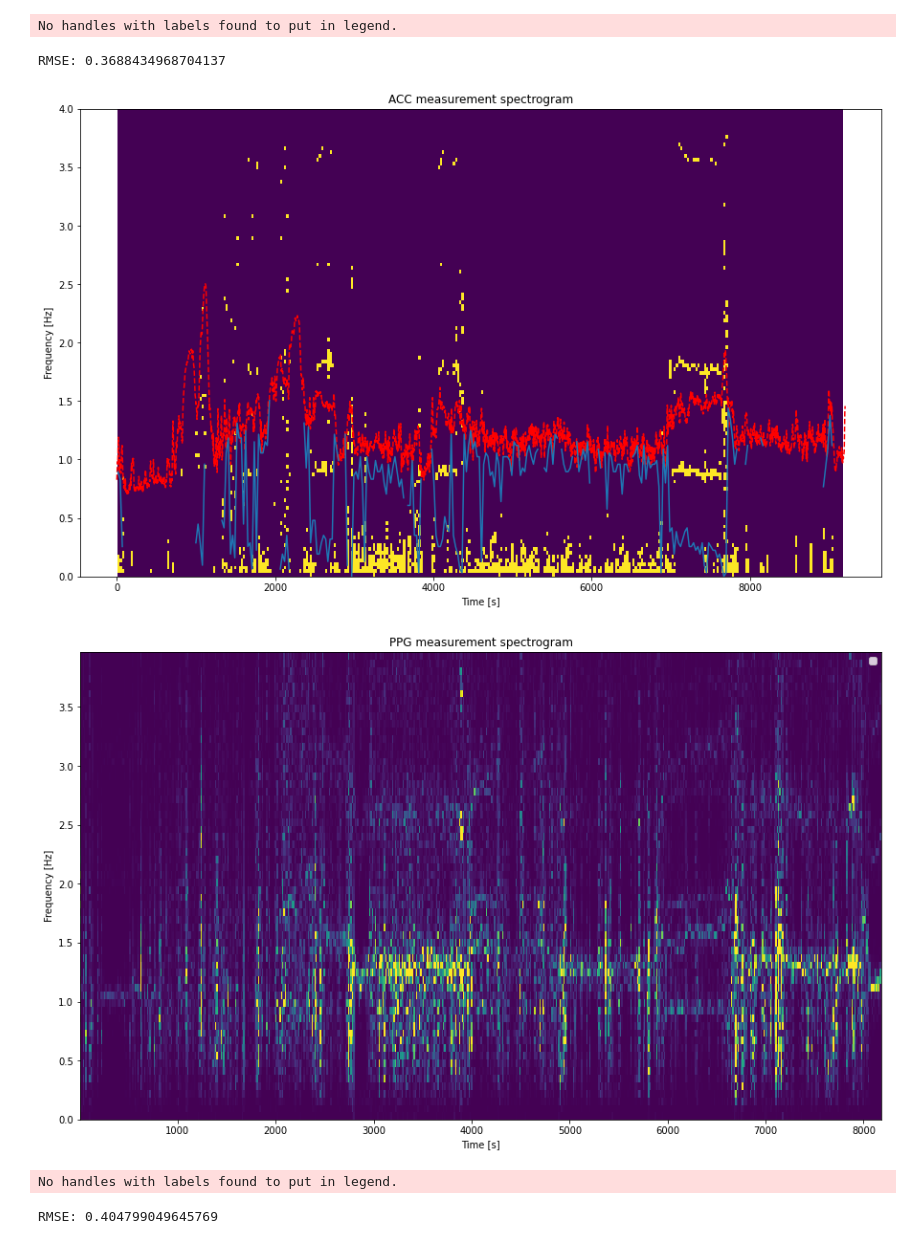
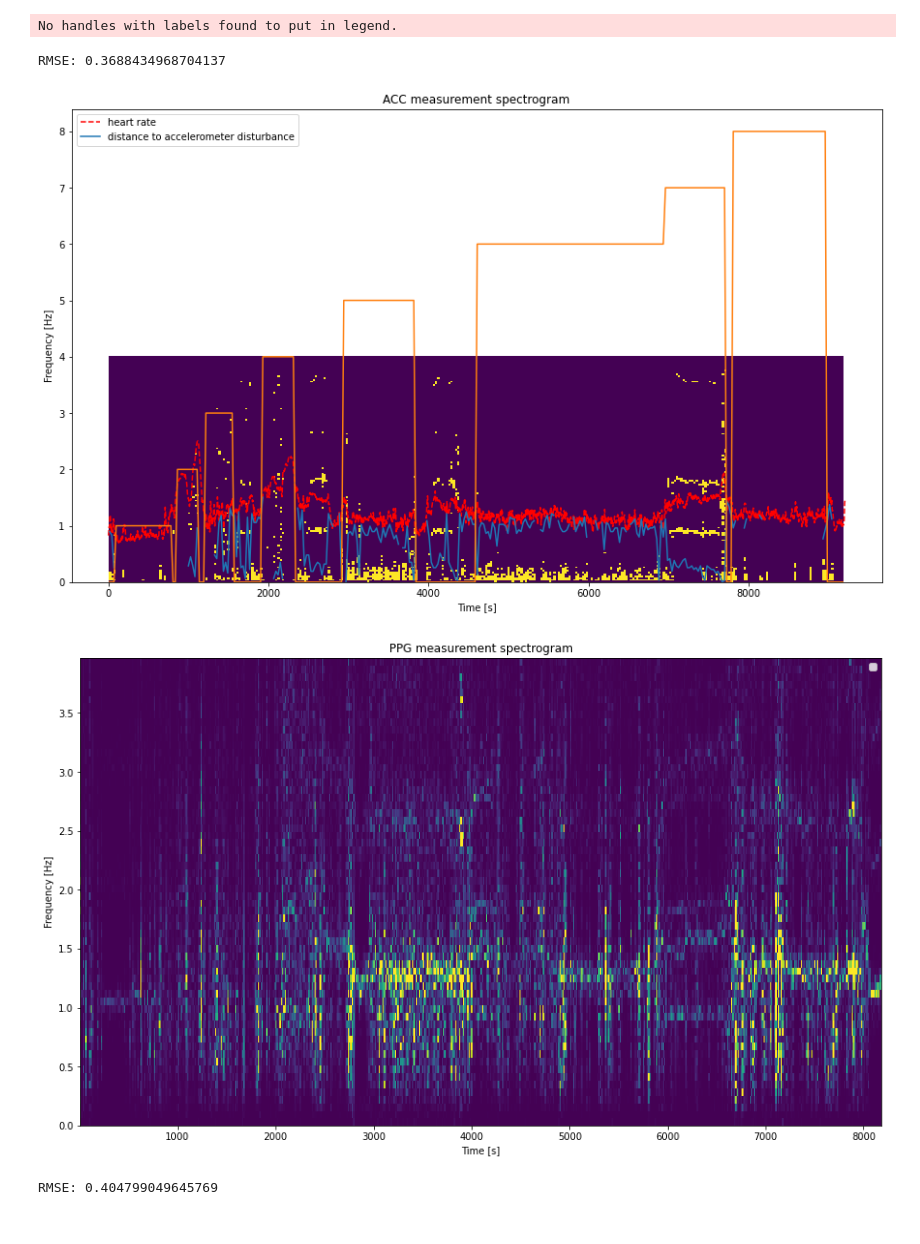
Before and after one commit to pennfranc/adm-ppg-analysis, a Jupyter notebook: data_analysis.ipynb, the cells around one changed output. Cells and saved outputs as stored; diff of their text form; code cells hidden in the pictures.

Commit message:
introduced subsampled activity list

```diff
--- a/data_analysis.ipynb
+++ b/data_analysis.ipynb
@@ -8,7 +9,7 @@ from sklearn.metrics import r2_score, mean_squared_error
 from data_loader import load_pickle, unpack_data
 # %%
 datasets = []
-for i in range(1, 10):
+for i in range(1, 3):
     datasets.append(load_pickle(i))
 # %%
 def compute_distances(Sxx, f_acc, hr, default_val):
@@ -36,20 +37,17 @@ def compute_distances(Sxx, f_acc, hr, default_val):
 acc_threshold_percentile = 97
 distances_default_value = np.nan
 
+fs_ppg = 64
+fs_acc = 32
+nperseg_ppg = 1000
+noverlap = None
+
 for dataset in datasets:
 
-    ppg, acc, hr = unpack_data(dataset)
-    ppg = ppg[:, 0]
-    acc = acc[:, 0]
+    ppg, acc, hr, activity = unpack_data(dataset)
 
-    hr_hz = hr / 60
     hr_timestamps = np.arange(0, len(hr) * 2, 2)
-    hr_hz_interpolation = interpolate.interp1d(hr_timestamps, hr_hz)
-
-    fs_ppg = 64
-    fs_acc = 32
-    nperseg_ppg = 1000
-    noverlap = None
+    hr_interpolation = interpolate.interp1d(hr_timestamps, hr)
 
     ### create spectrograms
     f_ppg, t_ppg, Sxx_ppg = signal.spectrogram(ppg, fs_ppg, nperseg=nperseg_ppg, noverlap=noverlap)
@@ -71,40 +69,45 @@ for dataset in datasets:
 
     ### plot ppg spectrogram
     plt.figure(figsize=(15, 9))
     plt.pcolormesh(t_ppg, f_ppg, Sxx_ppg_clipped, shading='flat')
     plt.title('PPG measurement spectrogram')
     plt.ylabel('Frequency [Hz]')
     plt.xlabel('Time [s]')
 
     ### plot heart rate
     ppg_estimate = f_ppg[np.argmax(Sxx_ppg, axis=0)]
-    #plt.plot(hr_timestamps, hr_hz, 'r--', label='heart rate')
+    #plt.plot(hr_timestamps, hr, 'r--', label='heart rate')
     #plt.plot(t_ppg, ppg_estimate, 'g--', label='ppg heart rate estimate')
     plt.legend()
     plt.show()
 
     ### plot acc spectrogram
     plt.figure(figsize=(15, 9))
     #plt.pcolormesh(t_acc, f_acc, Sxx_acc_clipped, shading='flat')
     Sxx_acc_above_threshold = (Sxx_acc > np.percentile(Sxx_acc.flatten(), acc_threshold_percentile)).astype(int)
     plt.pcolormesh(t_acc, f_acc, Sxx_acc_above_threshold, shading='flat')
     plt.title('ACC measurement spectrogram')
-    plt.plot(hr_timestamps, hr_hz, 'r--', label='heart rate')
+    plt.plot(hr_timestamps, hr, 'r--', label='heart rate')
     plt.ylabel('Frequency [Hz]')
     plt.xlabel('Time [s]')
 
     ### plot distance metric
-    hr_hz_at_acc_timestamps = hr_hz_interpolation(t_acc)
-    distances = compute_distances(Sxx_acc_above_threshold, f_acc, hr_hz_at_acc_timestamps, distances_default_value)
-    plt.plot(t_acc, distances)
+    hr_at_acc_timestamps = hr_interpolation(t_acc)
+    distances = compute_distances(Sxx_acc_above_threshold, f_acc, hr_at_acc_timestamps, distances_default_value)
+    plt.plot(t_acc, distances, label='distance to accelerometer disturbance')
+    plt.legend()
 
-    print('RMSE:', math.sqrt(mean_squared_error(hr_hz_interpolation(t_ppg), ppg_estimate)))
+    ### plot activity
+    activity_subsample = activity[(t_acc * 4).astype(int)]
+    plt.plot(t_acc, activity_subsample)
+
+
+    print('RMSE:', math.sqrt(mean_squared_error(hr_interpolation(t_ppg), ppg_estimate)))
 # %% [output]
 No handles with labels found to put in legend.
 [figure]
 No handles with labels found to put in legend.
 RMSE: 0.3688434968704137
-[figure, old version]
+[figure, new version]
 [figure]
-No handles with labels found to put in legend.
+RMSE: 0.404799049645769
-RMSE: 0.404799049645769
```
Also changed, not shown: parts of 5 cells of this notebook, 1 other file.
